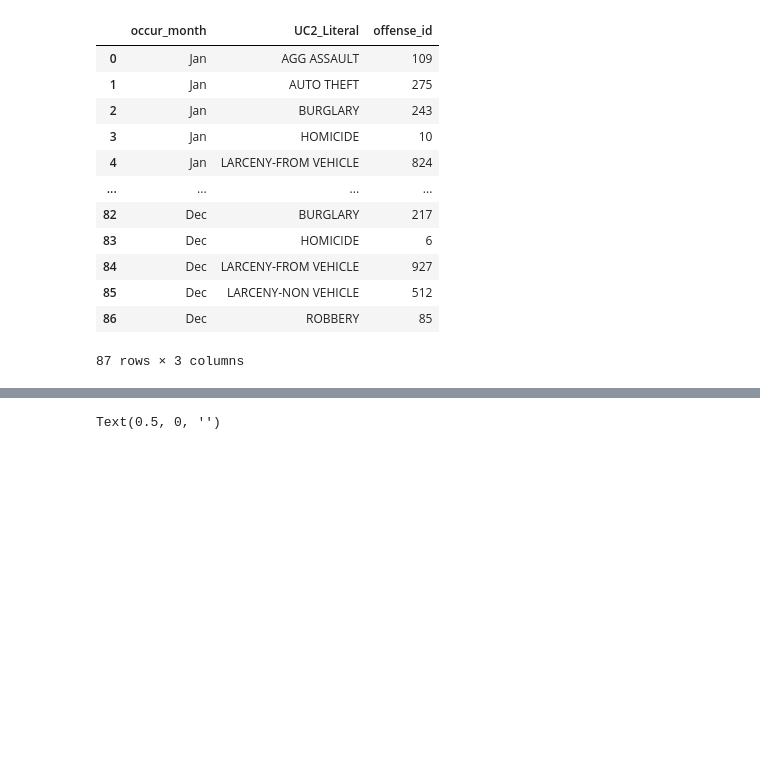
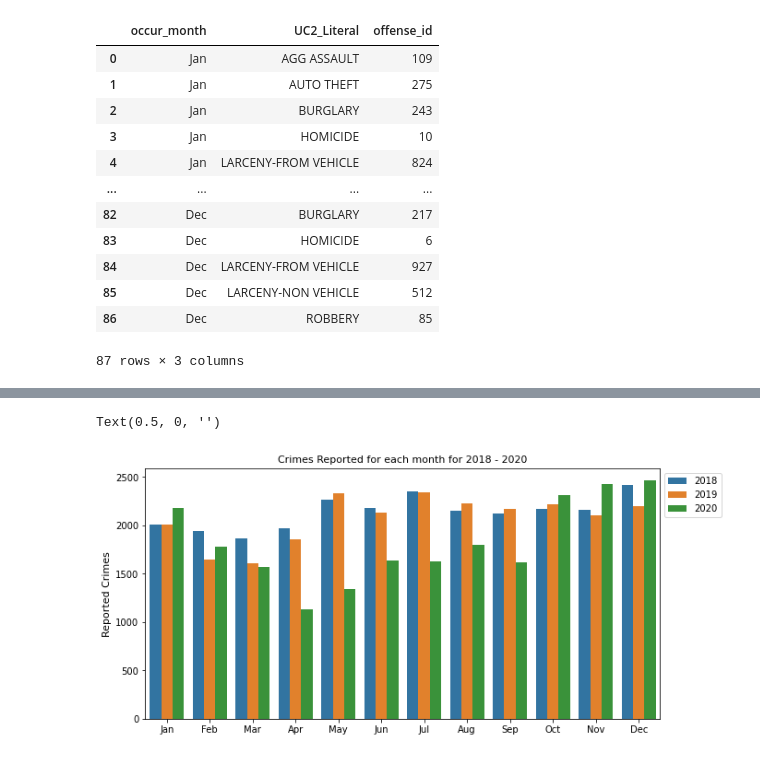
Before and after one commit to cayelsie/Crime-trends-in-Atlanta, a Jupyter notebook: Betsy.ipynb, the cells around one changed output, grey strips where cells are left out. Cells and saved outputs as stored; diff of their text form; code cells hidden in the pictures; blank space fills up the shorter version.

```diff
--- a/Betsy.ipynb
+++ b/Betsy.ipynb
@@ -457,7 +459,7 @@ crime_type_month_2019_2020_df
 #Plotting month to month for years 2019-2020
 
 #Set figure size with MatPlotlib
-plt.figure(figsize=(8,5))
+plt.figure(figsize=(10,5))
 #Plot with seaborn
 sns.barplot(x = 'occur_month', y = 'offense_id', hue = 'occur_year', data = crime_type_month_2019_2020_df)
 
@@ -465,7 +467,7 @@ sns.barplot(x = 'occur_month', y = 'offense_id', hue = 'occur_year', data = crim
 plt.legend(bbox_to_anchor= (1, 1) );
 
 #Add title and labels for each axis and set font size.
-plt.title("Crimes Reported for each month for 2019 and 2020", fontsize = (11))
+plt.title("Crimes Reported for each month for 2018 - 2020", fontsize = (11))
 plt.ylabel("Reported Crimes", fontsize = (11))
 plt.xlabel("")
 # %% [output]
@@ -474 +474,2 @@ plt.xlabel("")
 Text(0.5, 0, '')
+[figure, added]
```
Also changed, not shown: parts of 13 cells of this notebook, 3 other files.
